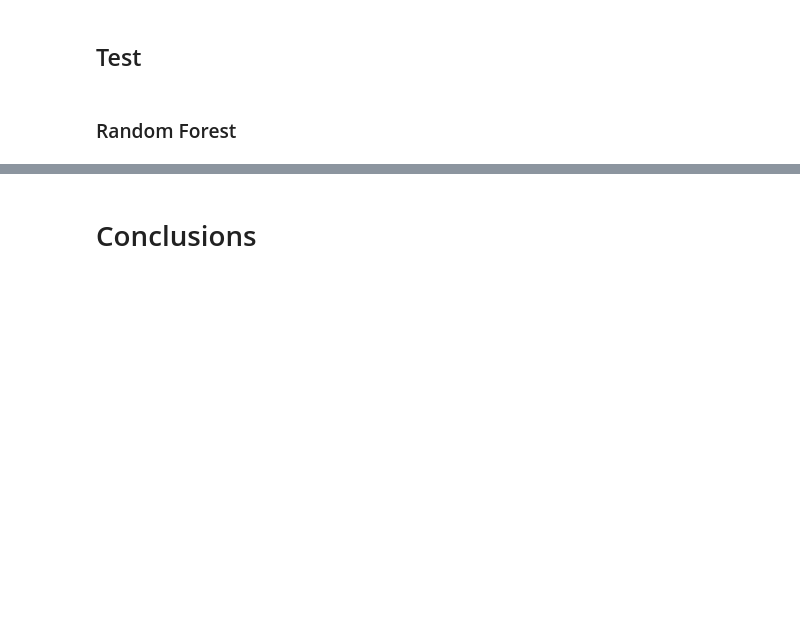
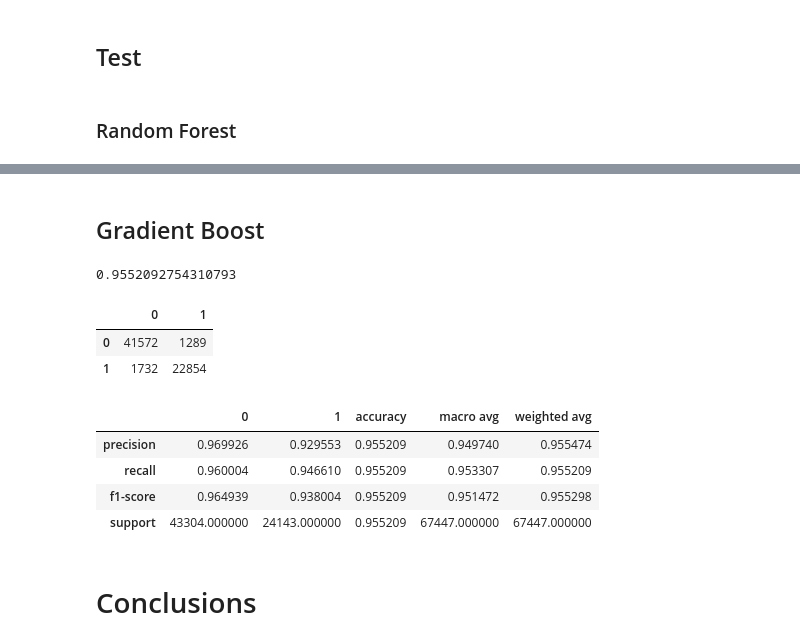
Before and after one commit to Fourth-and-Four/NFL-Big-Data-Bowl-2021, a Jupyter notebook: main_notebook.ipynb, the cells around one changed output, grey strips where cells are left out. Drawn from its saved outputs; the diff is of its cells as text; code cells hidden in the pictures; blank space fills up the shorter version.

Commit message:
gradient boost

```diff
--- a/main_notebook.ipynb
+++ b/main_notebook.ipynb
@@ -683,3 +747,27 @@ MVP.MVP()
+# %% [markdown]
+## Gradient Boost
+# %%
+print(ml.score(X_test_scaled, y_test))
+# %% [output]
+0.9552092754310793
+# %%
+y_pred_val = ml.predict(X_test_scaled)
+# %%
+cm = pd.DataFrame(confusion_matrix(y_pred_val, y_test))
+cm
+# %% [output]
+|  | 0 | 1 |
+| 0 | 41572 | 1289 |
+| 1 | 1732 | 22854 |
+# %%
+class_report = pd.DataFrame(classification_report(y_test, y_pred_val, output_dict=True))
+class_report
+# %% [output]
+|  | 0 | 1 | accuracy | macro avg | weighted avg |
+| precision | 0.969926 | 0.929553 | 0.955209 | 0.949740 | 0.955474 |
+| recall | 0.960004 | 0.946610 | 0.955209 | 0.953307 | 0.955209 |
+| f1-score | 0.964939 | 0.938004 | 0.955209 | 0.951472 | 0.955298 |
+| support | 43304.000000 | 24143.000000 | 0.955209 | 67447.000000 | 67447.000000 |
 # %% [markdown]
 # Conclusions
 # %% [markdown]
```
Also changed, not shown: parts of 8 cells of this notebook.
